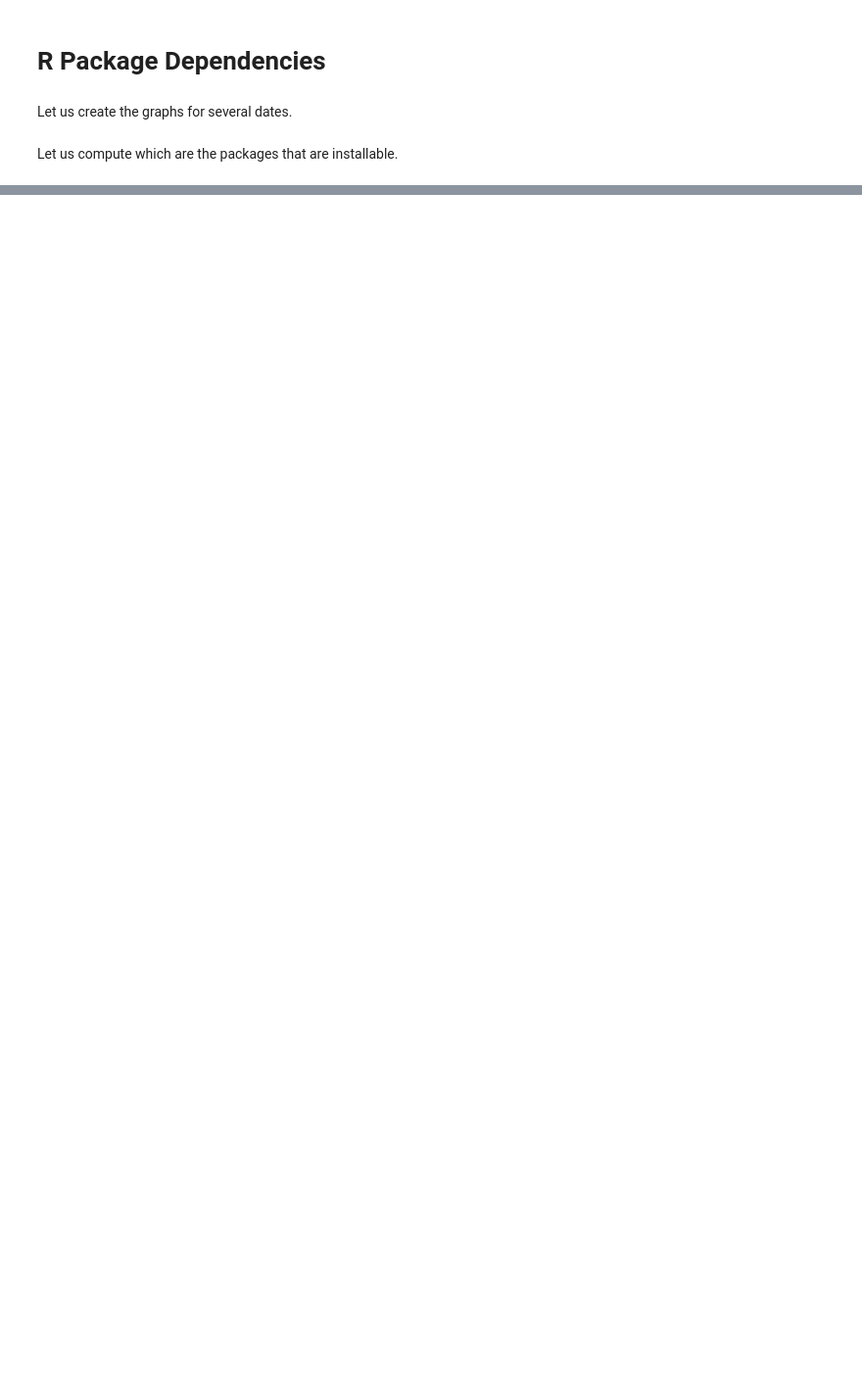
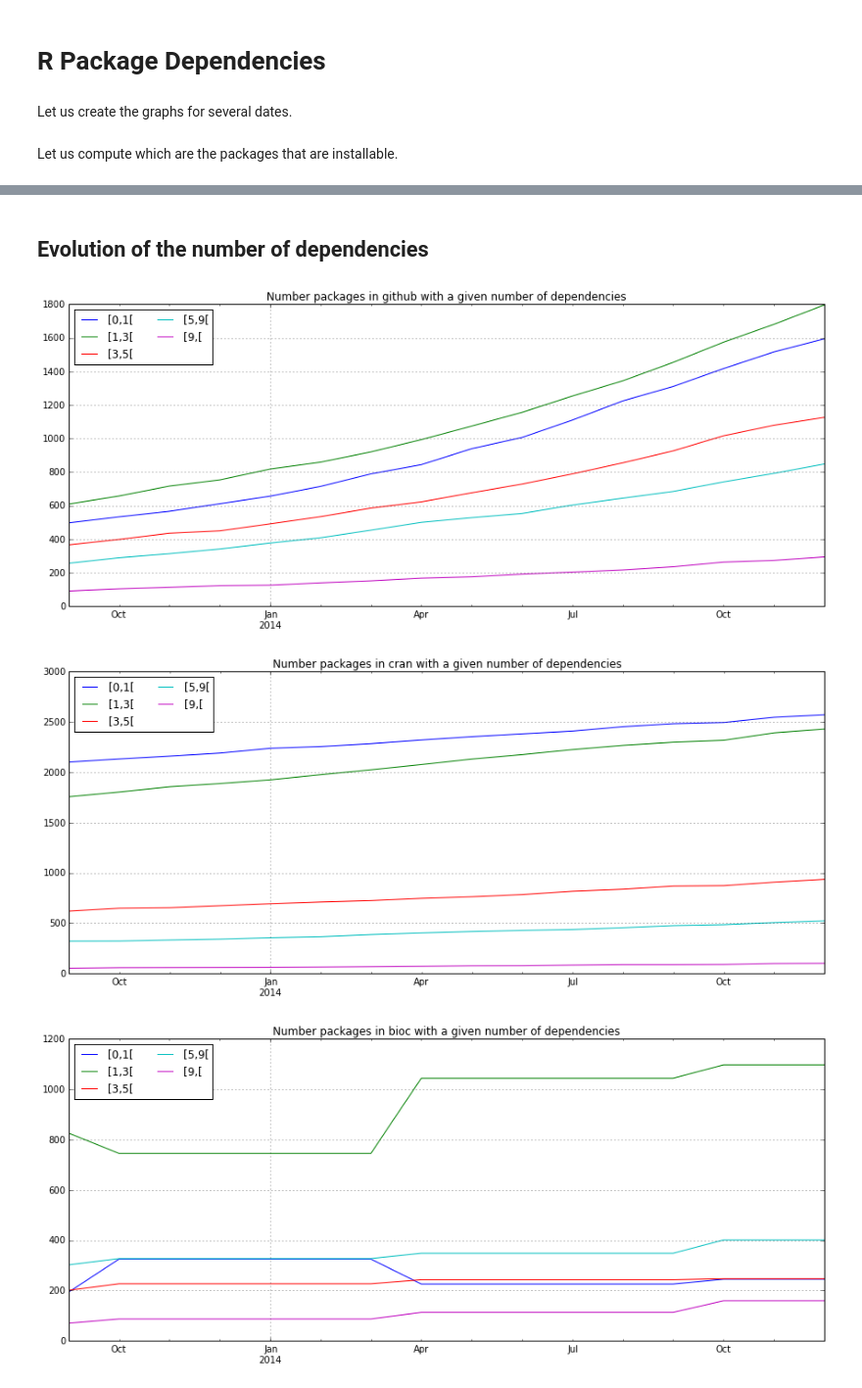
Before and after one commit to maelick/GitHub-API-Helpers, a Jupyter notebook: ICSME2015/notebooks/Dependencies.ipynb, the cells around one changed output, grey strips where cells are left out. Shown at 98% size. Cells and saved outputs as stored; diff of their text form; code cells hidden in the pictures; blank space fills up the shorter version.

```diff
--- a/ICSME2015/notebooks/Dependencies.ipynb
+++ b/ICSME2015/notebooks/Dependencies.ipynb
@@ -58,0 +82,33 @@ for date, graph in graphs.iteritems():
+# %% [markdown]
+## Evolution of the number of dependencies
+# %%
+boundaries = [
+    (9, '[9,['),
+    (5, '[5,9['),
+    (3, '[3,5['),
+    (1, '[1,3['),
+    (0, '[0,1['),
+]
+
+for source in sources:
+    dependencies = OrderedDict()
+    for date, graph in graphs.iteritems():
+        date = '{}-{}-{}'.format(date.year, date.month, date.day)
+        dependencies[date] = {}
+        for name in filter(lambda p: deps.available(graph, p, [source]), graph.iterkeys()):
+            n = len(filter(lambda p: p not in deps.R_packages, graph[name][source]['Dependencies']))
+            for value, text in boundaries:
+                if n >= value:
+                    dependencies[date][text] = dependencies[date].get(text, 0) + 1
+                    break
+
+    df = pandas.DataFrame.from_dict(dependencies, orient='index')
+    df.index = pandas.to_datetime(df.index)
+    df = df.sort_index()[sorted(dependencies[date].keys())]
+    ax = df.plot(title=u'Number packages in {} with a given number of dependencies'.format(source),
+                 figsize=(15, 6))
+    ax.legend(ncol=2, loc='best')
+# %% [output]
+[figure, added]
+[figure, added]
+[figure, added]
```
Also changed, not shown: parts of 6 cells of this notebook.
